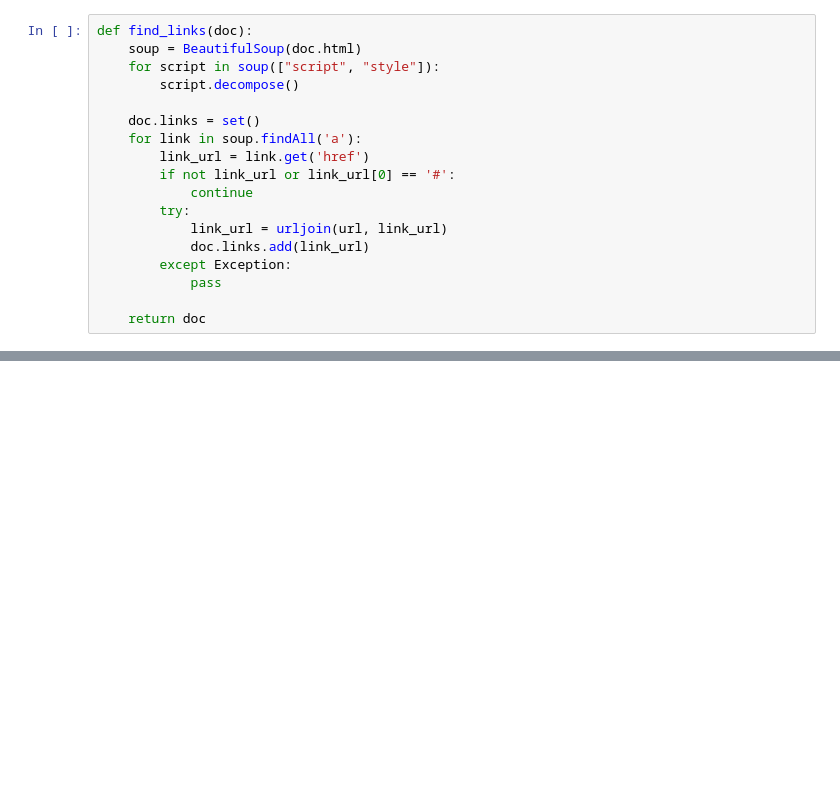
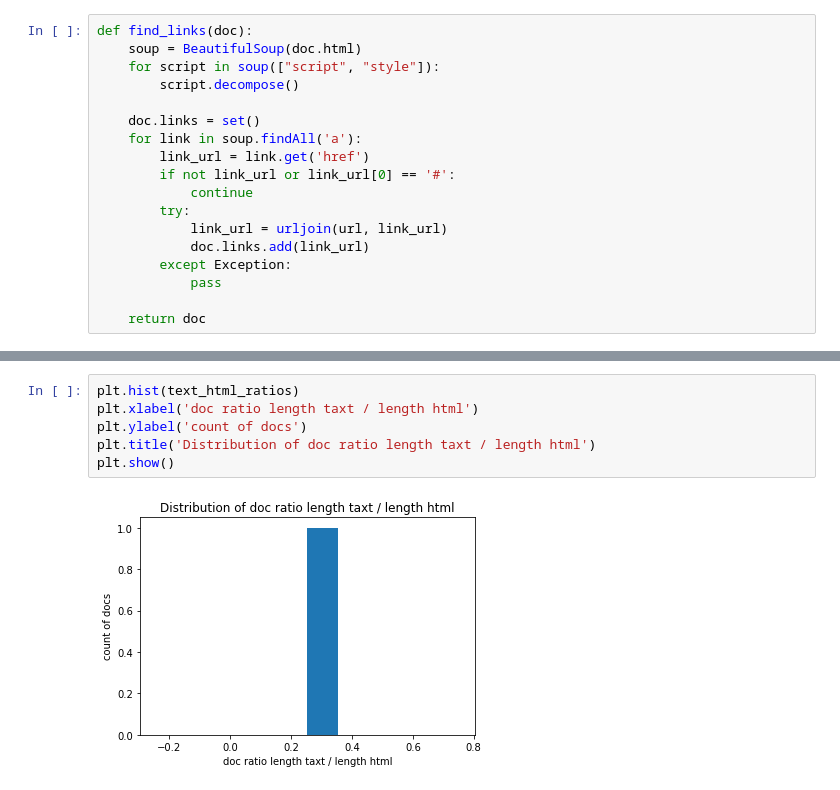
Before and after one commit to GrigoryBartosh/hse07_information_search, a Jupyter notebook: 01.ipynb, the cells around one changed output, grey strips where cells are left out. Drawn from its saved outputs; the diff is of its cells as text; blank space fills up the shorter version.

```diff
--- a/01.ipynb
+++ b/01.ipynb
@@ -120,0 +136,8 @@ def find_links(doc):
+# %%
+plt.hist(text_html_ratios)
+plt.xlabel('doc ratio length taxt / length html')
+plt.ylabel('count of docs')
+plt.title('Distribution of doc ratio length taxt / length html')
+plt.show()
+# %% [output]
+[figure, added]
```
Also changed, not shown: parts of 13 cells of this notebook.
